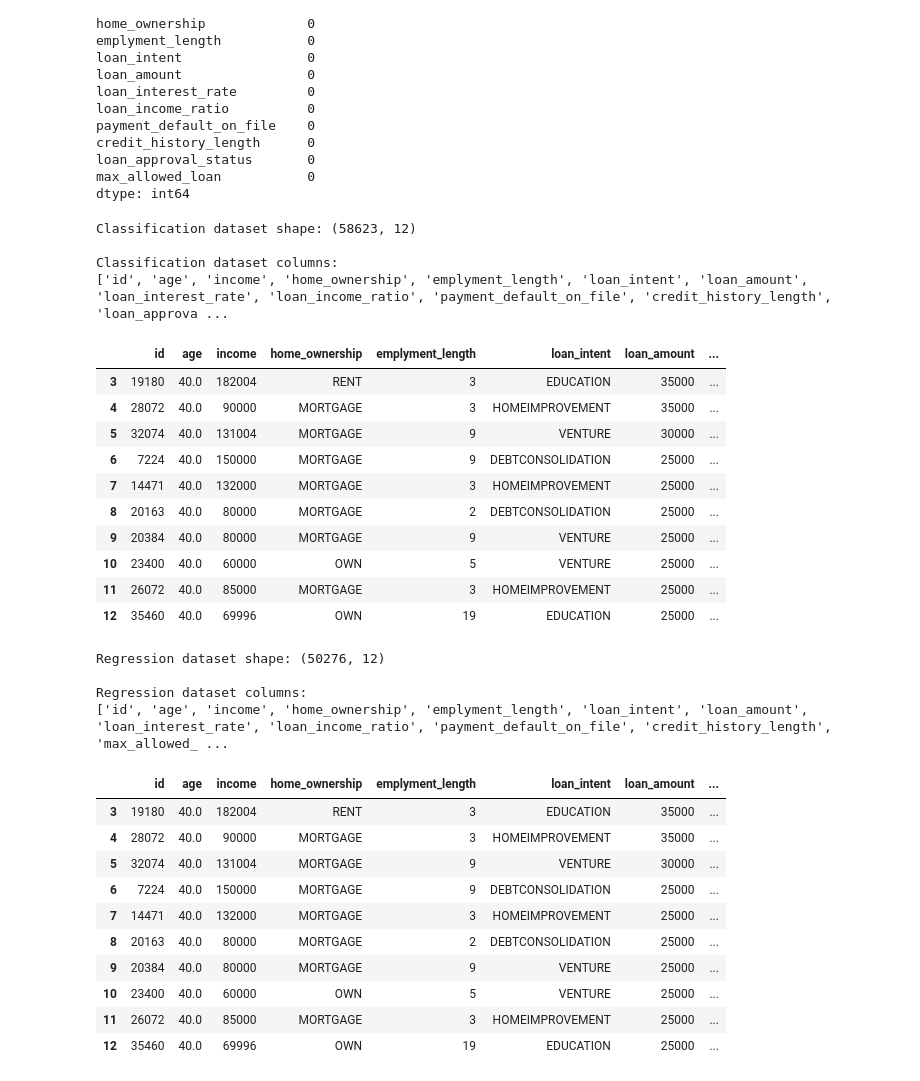
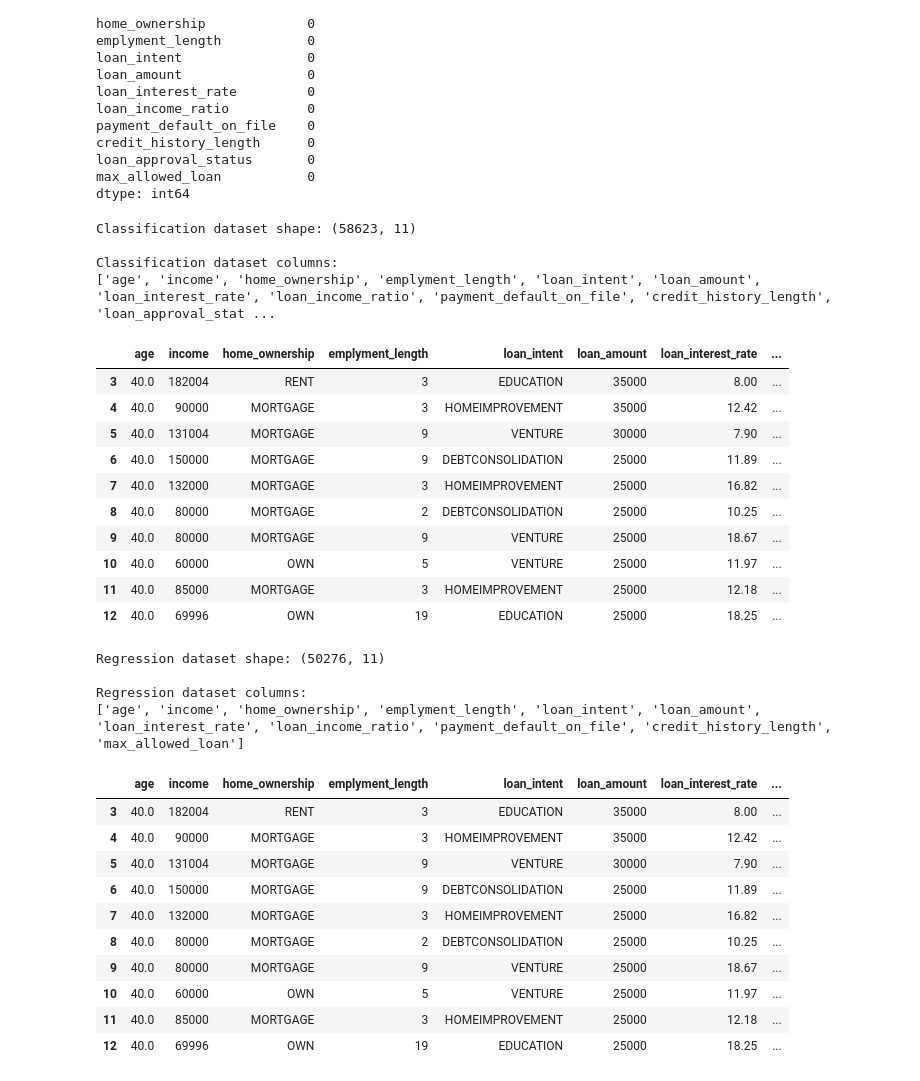
Before and after one commit to abdulraheem05/Loan-Approval, a Jupyter notebook: Notebook_1.ipynb, the cells around one changed output. Cells and saved outputs as stored; diff of their text form; code cells hidden in the pictures.

```diff
--- a/Notebook_1.ipynb
+++ b/Notebook_1.ipynb
@@ -181,38 +188,38 @@ max_allowed_loan           0
 dtype: int64
 # %%
 # Create the classification dataset by dropping ID and maximum allowed loan.
-df_class = df_clean.drop(columns=['max_allowed_loan'])
+df_class = df_clean.drop(columns=['id','max_allowed_loan'])
 
 # Display the shape of the classification dataset.
 print("Classification dataset shape:", df_class.shape)
 print()
 
 # Display the column names of the classification dataset.
 print("Classification dataset columns:")
 print(list(df_class.columns))
 
 # Display the first 10 rows of the classification dataset.
 df_class.head(10)
 # %% [output]
-Classification dataset shape: (58623, 12)
+Classification dataset shape: (58623, 11)
 
 Classification dataset columns:
-['id', 'age', 'income', 'home_ownership', 'emplyment_length', 'loan_intent', 'loan_amount', 'loan_interest_rate', 'loan_income_ratio', 'payment_default_on_file', 'credit_history_length', 'loan_approva ...
+['age', 'income', 'home_ownership', 'emplyment_length', 'loan_intent', 'loan_amount', 'loan_interest_rate', 'loan_income_ratio', 'payment_default_on_file', 'credit_history_length', 'loan_approval_stat ...
-|  | id | age | income | home_ownership | emplyment_length | loan_intent | loan_amount | ... |
-| 3 | 19180 | 40.0 | 182004 | RENT | 3 | EDUCATION | 35000 | ... |
-| 4 | 28072 | 40.0 | 90000 | MORTGAGE | 3 | HOMEIMPROVEMENT | 35000 | ... |
-| 5 | 32074 | 40.0 | 131004 | MORTGAGE | 9 | VENTURE | 30000 | ... |
-| 6 | 7224 | 40.0 | 150000 | MORTGAGE | 9 | DEBTCONSOLIDATION | 25000 | ... |
-| 7 | 14471 | 40.0 | 132000 | MORTGAGE | 3 | HOMEIMPROVEMENT | 25000 | ... |
-| 8 | 20163 | 40.0 | 80000 | MORTGAGE | 2 | DEBTCONSOLIDATION | 25000 | ... |
-| 9 | 20384 | 40.0 | 80000 | MORTGAGE | 9 | VENTURE | 25000 | ... |
-| 10 | 23400 | 40.0 | 60000 | OWN | 5 | VENTURE | 25000 | ... |
-| 11 | 26072 | 40.0 | 85000 | MORTGAGE | 3 | HOMEIMPROVEMENT | 25000 | ... |
-| 12 | 35460 | 40.0 | 69996 | OWN | 19 | EDUCATION | 25000 | ... |
+|  | age | income | home_ownership | emplyment_length | loan_intent | loan_amount | loan_interest_rate | ... |
+| 3 | 40.0 | 182004 | RENT | 3 | EDUCATION | 35000 | 8.00 | ... |
+| 4 | 40.0 | 90000 | MORTGAGE | 3 | HOMEIMPROVEMENT | 35000 | 12.42 | ... |
+| 5 | 40.0 | 131004 | MORTGAGE | 9 | VENTURE | 30000 | 7.90 | ... |
+| 6 | 40.0 | 150000 | MORTGAGE | 9 | DEBTCONSOLIDATION | 25000 | 11.89 | ... |
+| 7 | 40.0 | 132000 | MORTGAGE | 3 | HOMEIMPROVEMENT | 25000 | 16.82 | ... |
+| 8 | 40.0 | 80000 | MORTGAGE | 2 | DEBTCONSOLIDATION | 25000 | 10.25 | ... |
+| 9 | 40.0 | 80000 | MORTGAGE | 9 | VENTURE | 25000 | 18.67 | ... |
+| 10 | 40.0 | 60000 | OWN | 5 | VENTURE | 25000 | 11.97 | ... |
+| 11 | 40.0 | 85000 | MORTGAGE | 3 | HOMEIMPROVEMENT | 25000 | 12.18 | ... |
+| 12 | 40.0 | 69996 | OWN | 19 | EDUCATION | 25000 | 18.25 | ... |
 # %%
-# Create the classification dataset by dropping ID and maximum allowed loan.
+# Create the regression dataset by dropping ID and maximum allowed loan.
 df_reg = df_clean[df_clean['loan_approval_status'] == 0]
-df_reg = df_reg.drop(columns=['loan_approval_status'])
+df_reg = df_reg.drop(columns=['id','loan_approval_status'])
 
 # Display the shape of the classification dataset.
 print("Regression dataset shape:", df_reg.shape)
@@ -225,21 +232,21 @@ print(list(df_reg.columns))
 # Display the first 10 rows of the classification dataset.
 df_reg.head(10)
 # %% [output]
-Regression dataset shape: (50276, 12)
+Regression dataset shape: (50276, 11)
 
 Regression dataset columns:
-['id', 'age', 'income', 'home_ownership', 'emplyment_length', 'loan_intent', 'loan_amount', 'loan_interest_rate', 'loan_income_ratio', 'payment_default_on_file', 'credit_history_length', 'max_allowed_ ...
+['age', 'income', 'home_ownership', 'emplyment_length', 'loan_intent', 'loan_amount', 'loan_interest_rate', 'loan_income_ratio', 'payment_default_on_file', 'credit_history_length', 'max_allowed_loan']
-|  | id | age | income | home_ownership | emplyment_length | loan_intent | loan_amount | ... |
-| 3 | 19180 | 40.0 | 182004 | RENT | 3 | EDUCATION | 35000 | ... |
-| 4 | 28072 | 40.0 | 90000 | MORTGAGE | 3 | HOMEIMPROVEMENT | 35000 | ... |
-| 5 | 32074 | 40.0 | 131004 | MORTGAGE | 9 | VENTURE | 30000 | ... |
-| 6 | 7224 | 40.0 | 150000 | MORTGAGE | 9 | DEBTCONSOLIDATION | 25000 | ... |
-| 7 | 14471 | 40.0 | 132000 | MORTGAGE | 3 | HOMEIMPROVEMENT | 25000 | ... |
-| 8 | 20163 | 40.0 | 80000 | MORTGAGE | 2 | DEBTCONSOLIDATION | 25000 | ... |
-| 9 | 20384 | 40.0 | 80000 | MORTGAGE | 9 | VENTURE | 25000 | ... |
-| 10 | 23400 | 40.0 | 60000 | OWN | 5 | VENTURE | 25000 | ... |
-| 11 | 26072 | 40.0 | 85000 | MORTGAGE | 3 | HOMEIMPROVEMENT | 25000 | ... |
-| 12 | 35460 | 40.0 | 69996 | OWN | 19 | EDUCATION | 25000 | ... |
+|  | age | income | home_ownership | emplyment_length | loan_intent | loan_amount | loan_interest_rate | ... |
+| 3 | 40.0 | 182004 | RENT | 3 | EDUCATION | 35000 | 8.00 | ... |
+| 4 | 40.0 | 90000 | MORTGAGE | 3 | HOMEIMPROVEMENT | 35000 | 12.42 | ... |
+| 5 | 40.0 | 131004 | MORTGAGE | 9 | VENTURE | 30000 | 7.90 | ... |
+| 6 | 40.0 | 150000 | MORTGAGE | 9 | DEBTCONSOLIDATION | 25000 | 11.89 | ... |
+| 7 | 40.0 | 132000 | MORTGAGE | 3 | HOMEIMPROVEMENT | 25000 | 16.82 | ... |
+| 8 | 40.0 | 80000 | MORTGAGE | 2 | DEBTCONSOLIDATION | 25000 | 10.25 | ... |
+| 9 | 40.0 | 80000 | MORTGAGE | 9 | VENTURE | 25000 | 18.67 | ... |
+| 10 | 40.0 | 60000 | OWN | 5 | VENTURE | 25000 | 11.97 | ... |
+| 11 | 40.0 | 85000 | MORTGAGE | 3 | HOMEIMPROVEMENT | 25000 | 12.18 | ... |
+| 12 | 40.0 | 69996 | OWN | 19 | EDUCATION | 25000 | 18.25 | ... |
 # %%
 #Export the dataframes into csv files
 df_class.to_csv("classification_dataset.csv", index=False)
```
Also changed, not shown: parts of 4 cells of this notebook, 2 other files.
